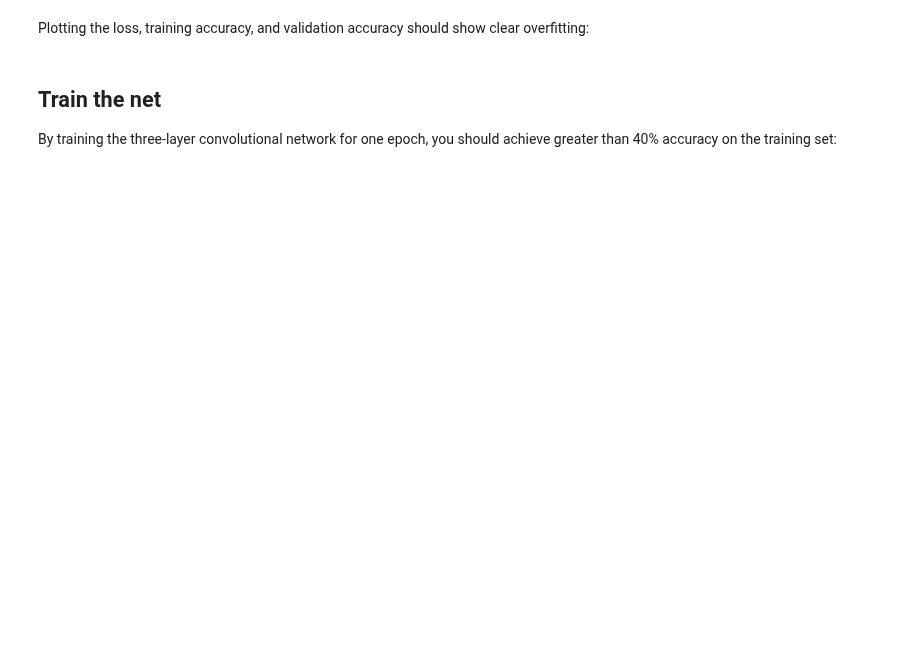
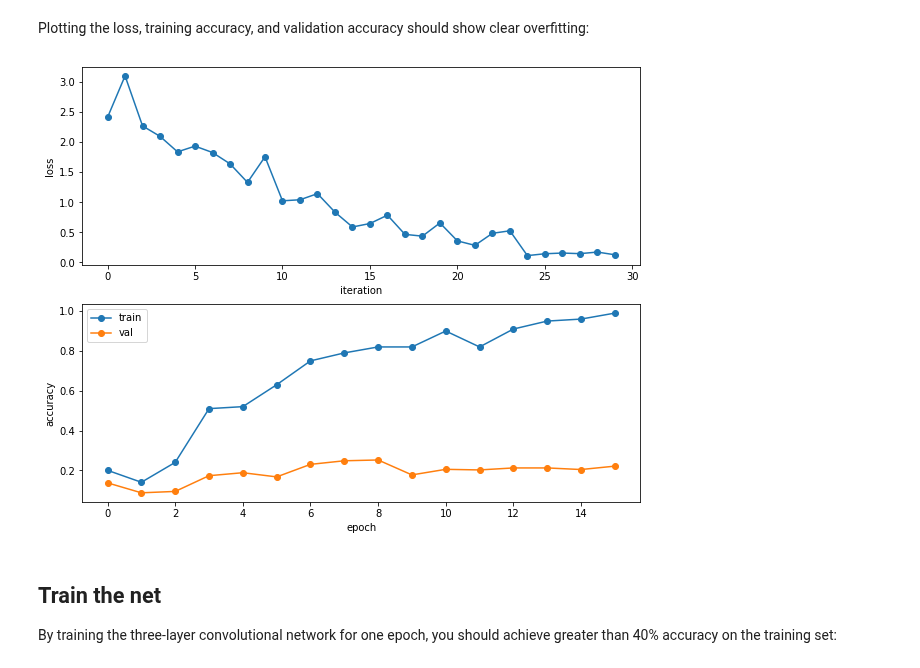
Before and after one commit to aduzhinskaya/cs231n, a Jupyter notebook: assignment2/ConvolutionalNetworks.ipynb, the cells around one changed output. Drawn from its saved outputs; the diff is of its cells as text; code cells hidden in the pictures; blank space fills up the shorter version.

```diff
--- a/assignment2/ConvolutionalNetworks.ipynb
+++ b/assignment2/ConvolutionalNetworks.ipynb
@@ -513,17 +565,19 @@ solver.train()
 Plotting the loss, training accuracy, and validation accuracy should show clear overfitting:
 # %%
 plt.subplot(2, 1, 1)
-plt.plot(solver.loss_history, 'o')
+plt.plot(solver.loss_history, '-o')
 plt.xlabel('iteration')
 plt.ylabel('loss')
 
 plt.subplot(2, 1, 2)
 plt.plot(solver.train_acc_history, '-o')
 plt.plot(solver.val_acc_history, '-o')
 plt.legend(['train', 'val'], loc='upper left')
 plt.xlabel('epoch')
 plt.ylabel('accuracy')
 plt.show()
+# %% [output]
+[figure, added]
 # %% [markdown]
 ## Train the net
 By training the three-layer convolutional network for one epoch, you should achieve greater than 40% accuracy on the training set:
```
Also changed, not shown: parts of 14 cells of this notebook, 3 other files.
